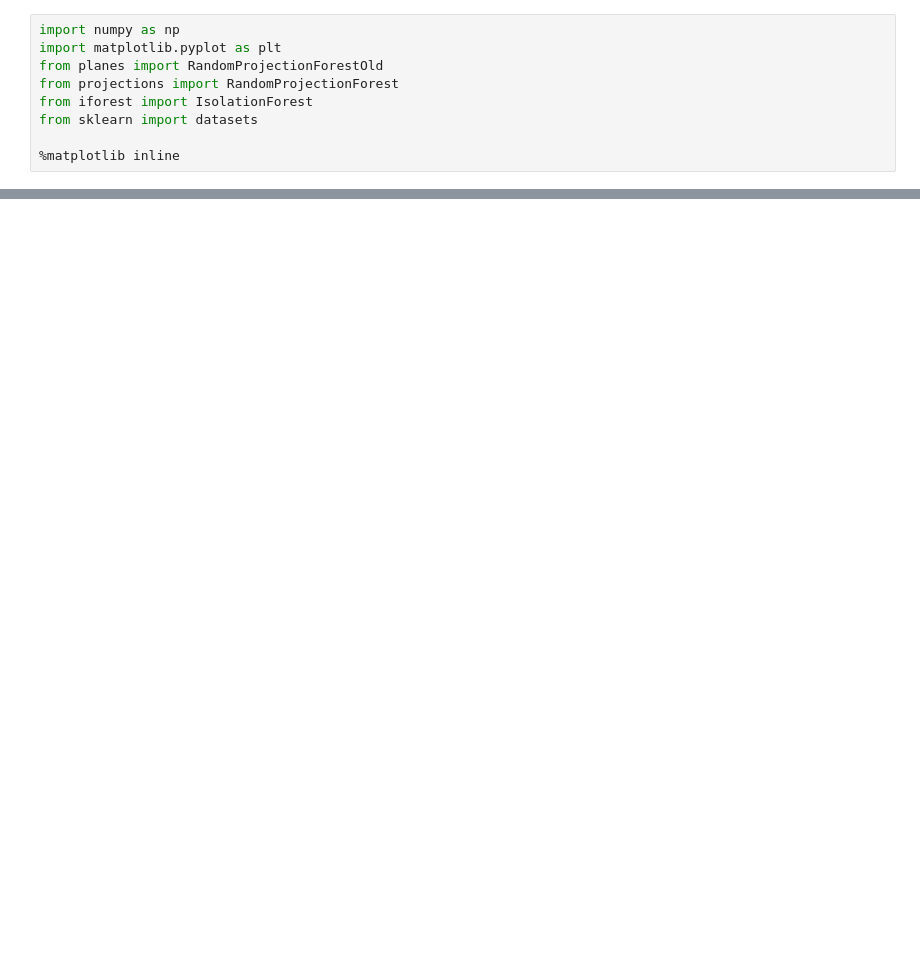
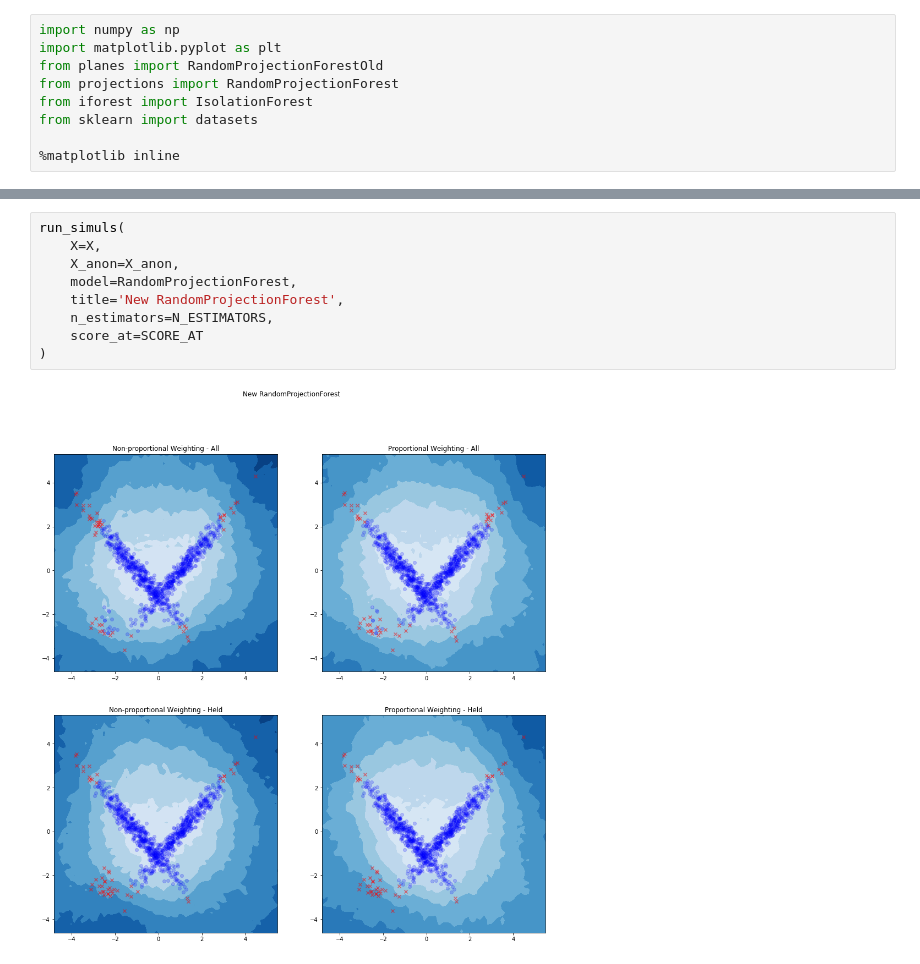
Before and after one commit to neerajgaur/RandomHyperplanes, a Jupyter notebook: proof_of_concept/correlated-data.ipynb, the cells around one changed output, grey strips where cells are left out. Drawn from its saved outputs; the diff is of its cells as text; blank space fills up the shorter version.

```diff
--- a/proof_of_concept/correlated-data.ipynb
+++ b/proof_of_concept/correlated-data.ipynb
@@ -178,0 +141,11 @@ plt.show()
+# %%
+run_simuls(
+    X=X,
+    X_anon=X_anon,
+    model=RandomProjectionForest,
+    title='New RandomProjectionForest',
+    n_estimators=N_ESTIMATORS,
+    score_at=SCORE_AT
+)
+# %% [output]
+[figure, added]
```
Also changed, not shown: parts of 12 cells of this notebook.
